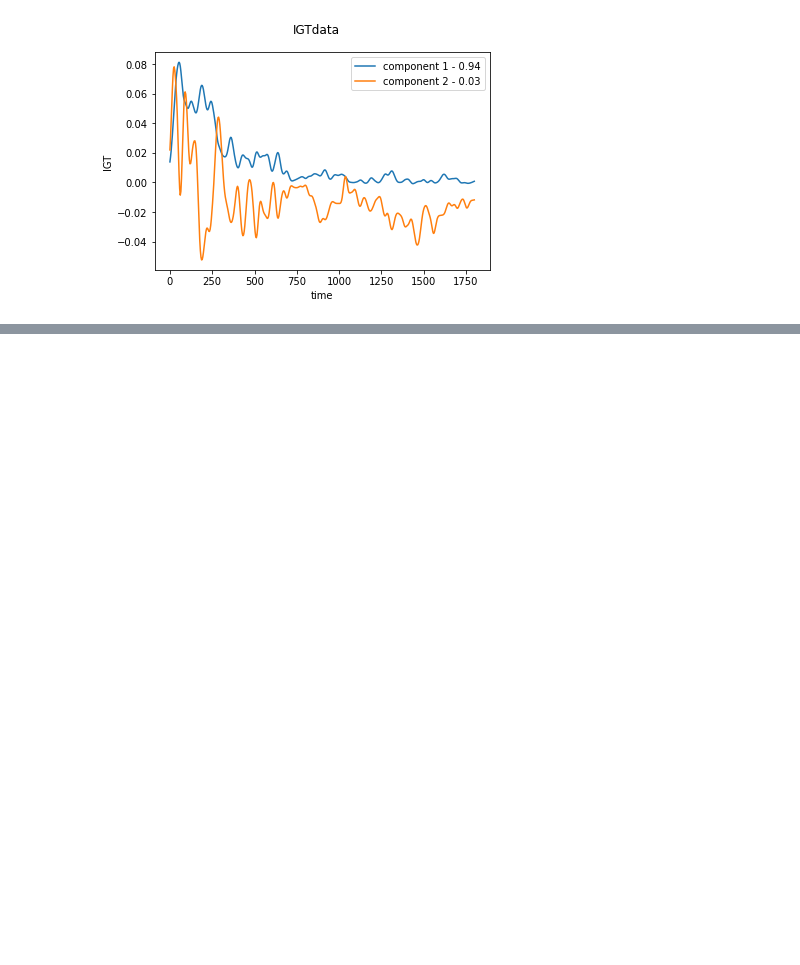
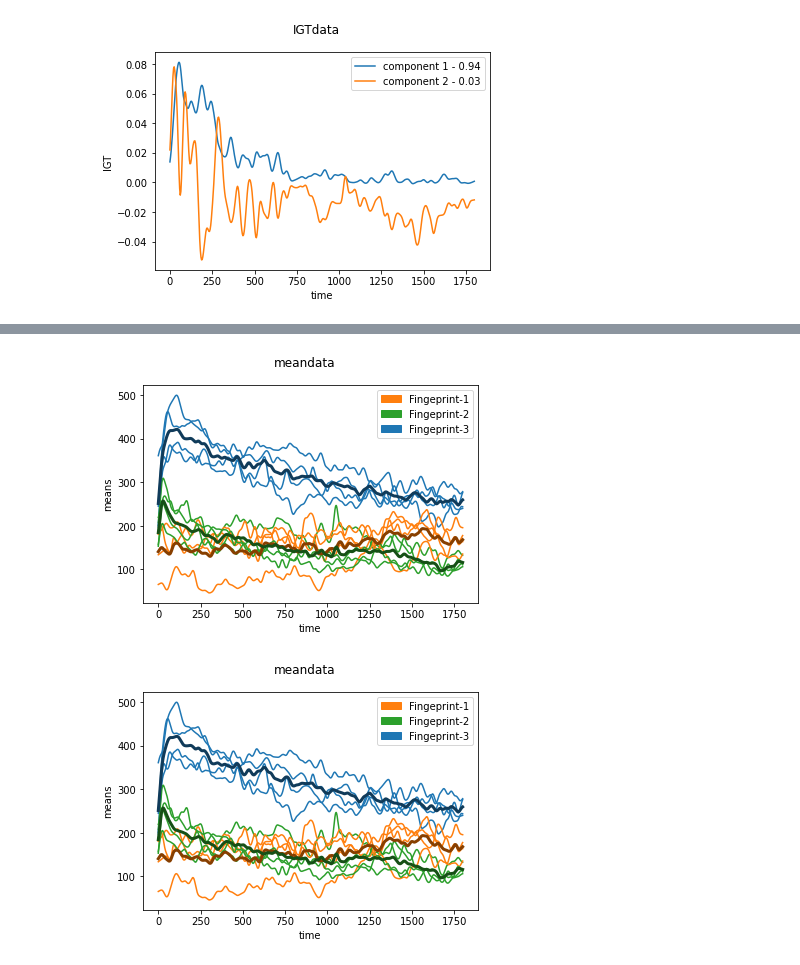
Before and after one commit to ruckapark/IndicateurGlobal, a Jupyter notebook: SETAC_Article2_figures.ipynb, the cells around one changed output, grey strips where cells are left out. Saved outputs shown, nothing was run; the diff lists cells and outputs as text; code cells hidden in the pictures; blank space fills up the shorter version.

```diff
--- a/SETAC_Article2_figures.ipynb
+++ b/SETAC_Article2_figures.ipynb
@@ -258,0 +293,9 @@ plt.show()
+# %%
+colormap = plt.cm.get_cmap('tab10')
+cluster_colors = colormap([1,2,0])
+labs = ['Fingeprint-{}'.format(i) for i in range(1,4)]
+
+ClusterPlot(kmeans,means_fd_smooth,cluster_colors = cluster_colors,cluster_labels = labs).plot()
+# %% [output]
+[figure, added]
+[figure, added]
```
Also changed, not shown: parts of 44 cells of this notebook.
